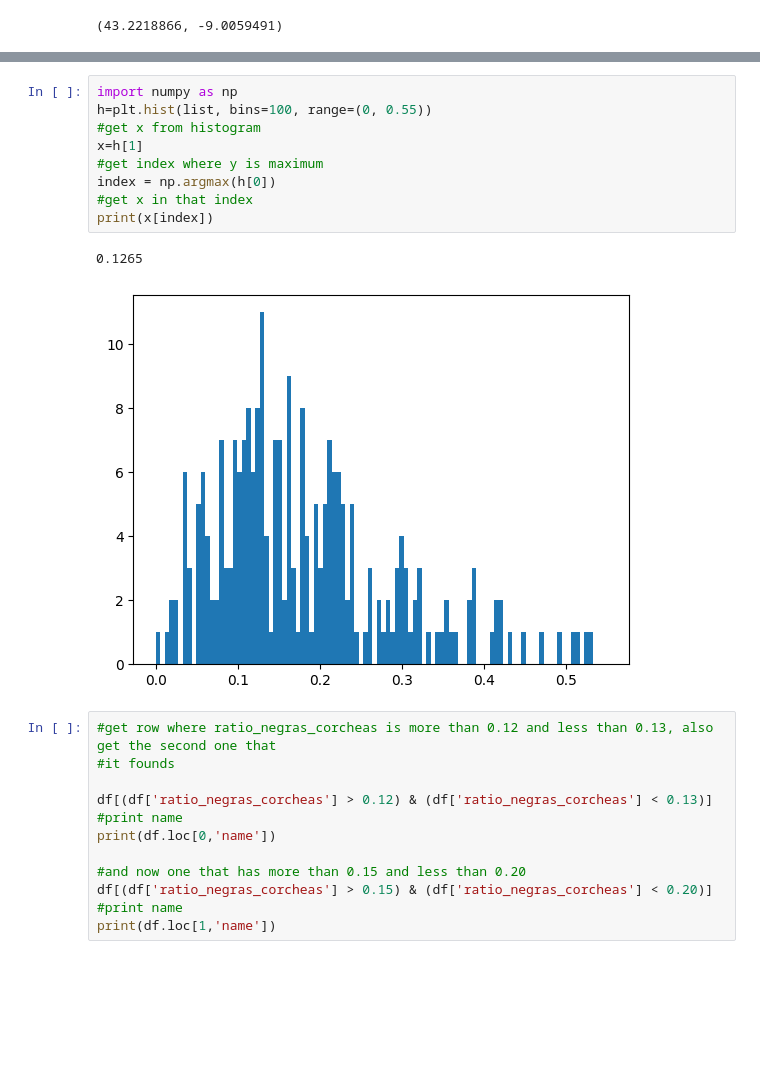
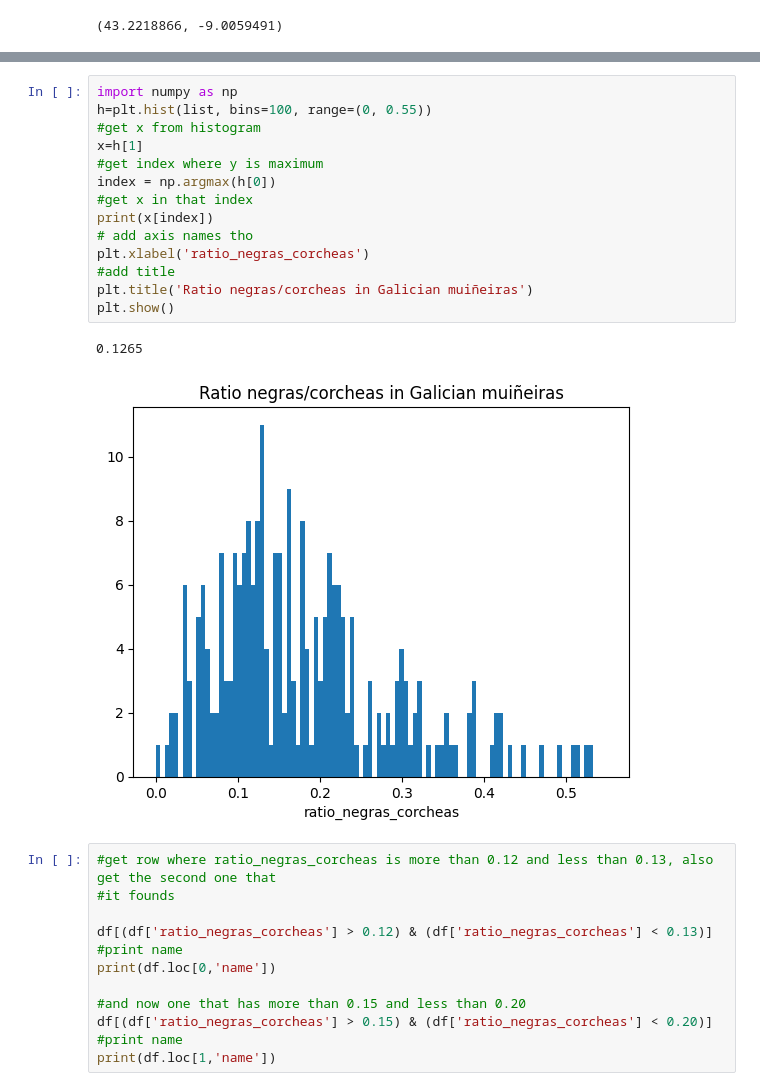
Before and after one commit to iferco/GMD-classification, a Jupyter notebook: testing/map_prueba.ipynb, the cells around one changed output, grey strips where cells are left out. Saved outputs shown, nothing was run; the diff lists cells and outputs as text; blank space fills up the shorter version.

```diff
--- a/testing/map_prueba.ipynb
+++ b/testing/map_prueba.ipynb
@@ -244,15 +454,20 @@ plt.hist(list, bins=10)
 # %%
 import numpy as np
 h=plt.hist(list, bins=100, range=(0, 0.55))
 #get x from histogram
 x=h[1]
 #get index where y is maximum
 index = np.argmax(h[0])
 #get x in that index
 print(x[index])
+# add axis names tho
+plt.xlabel('ratio_negras_corcheas')
+#add title
+plt.title('Ratio negras/corcheas in Galician muiñeiras')
+plt.show()
 # %% [output]
 0.1265
-[figure, old version]
+[figure, new version]
 # %%
 #get row where ratio_negras_corcheas is more than 0.12 and less than 0.13, also get the second one that
 #it founds
```
Also changed, not shown: parts of 11 cells of this notebook, 3 other files.
